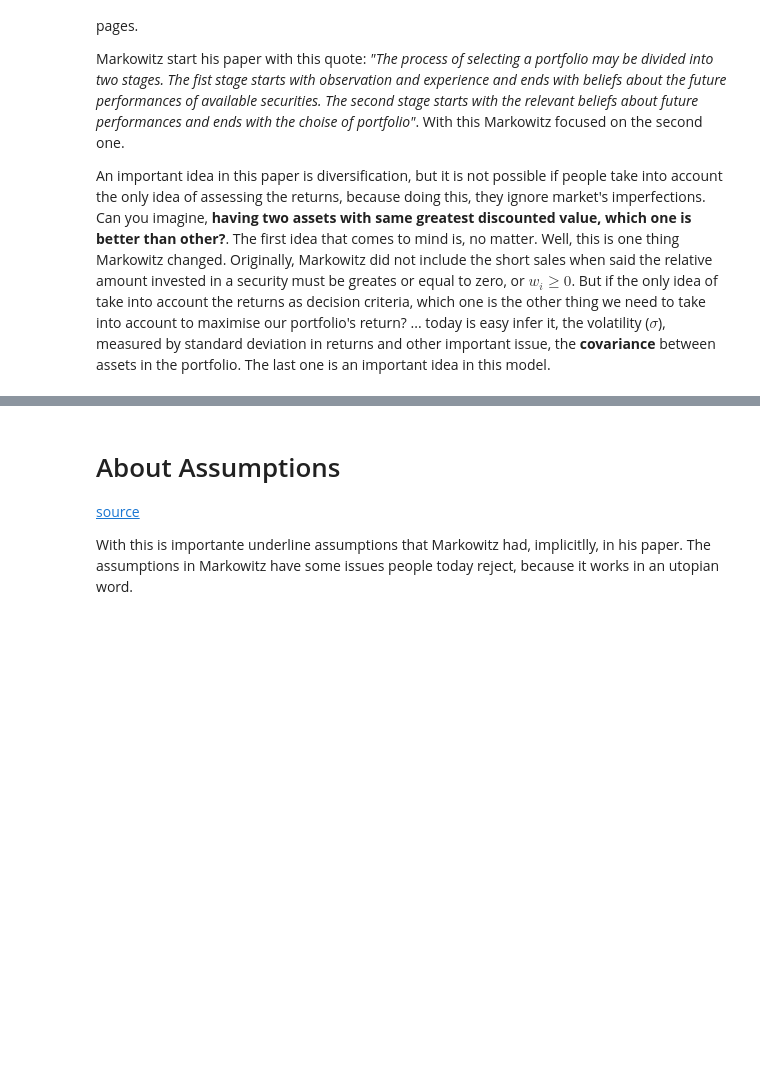
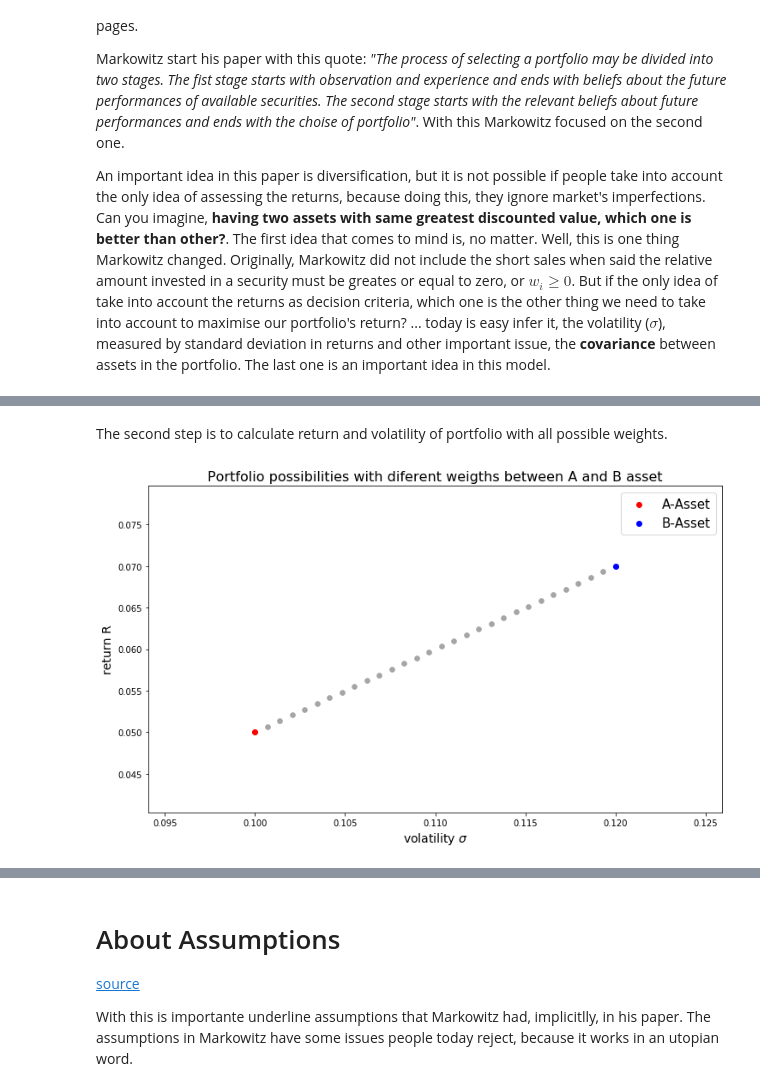
Before and after one commit to craquinterogo/quantitative_finance, a Jupyter notebook: PortfolioTheory/Markowitz.ipynb, the cells around one changed output, grey strips where cells are left out. Drawn from its saved outputs; the diff is of its cells as text; code cells hidden in the pictures; blank space fills up the shorter version.

```diff
--- a/PortfolioTheory/Markowitz.ipynb
+++ b/PortfolioTheory/Markowitz.ipynb
@@ -71,0 +126,22 @@ Where $\sigma_{i,j}$ is covariane between asset $i$ and asset $j$ returns. We mu
+# %%
+how_many_points = 30
+w_1 = np.linspace(0,1,how_many_points)
+w_2 = 1 - w_1
+cov_A_B = corr_A_B*A[1]*B[1]
+# %% [markdown]
+The second step is to calculate return and volatility of portfolio with all possible weights.
+# %%
+portfolio_return = w_1*A[0]+w_2*B[0]
+portfolio_volatility = np.sqrt((w_1*A[1])**2+(w_2*B[1])**2+2*w_1*w_2*cov_A_B)
+# %%
+plt.figure(figsize=(12,7))
+plt.scatter(portfolio_volatility, portfolio_return, c='gray', alpha=0.7, linewidths=0.5)
+plt.scatter(A[1], A[0], label='A-Asset', c='red')
+plt.scatter(B[1], B[0], label='B-Asset', c='blue')
+plt.legend(fontsize=15)
+plt.xlabel('volatility $\sigma$', fontsize=14)
+plt.ylabel('return R', fontsize=14)
+plt.title('Portfolio possibilities with diferent weigths between A and B asset', fontsize=16)
+plt.show()
+# %% [output]
+[figure, added]
```
Also changed, not shown: parts of 14 cells of this notebook, 1 other file.
